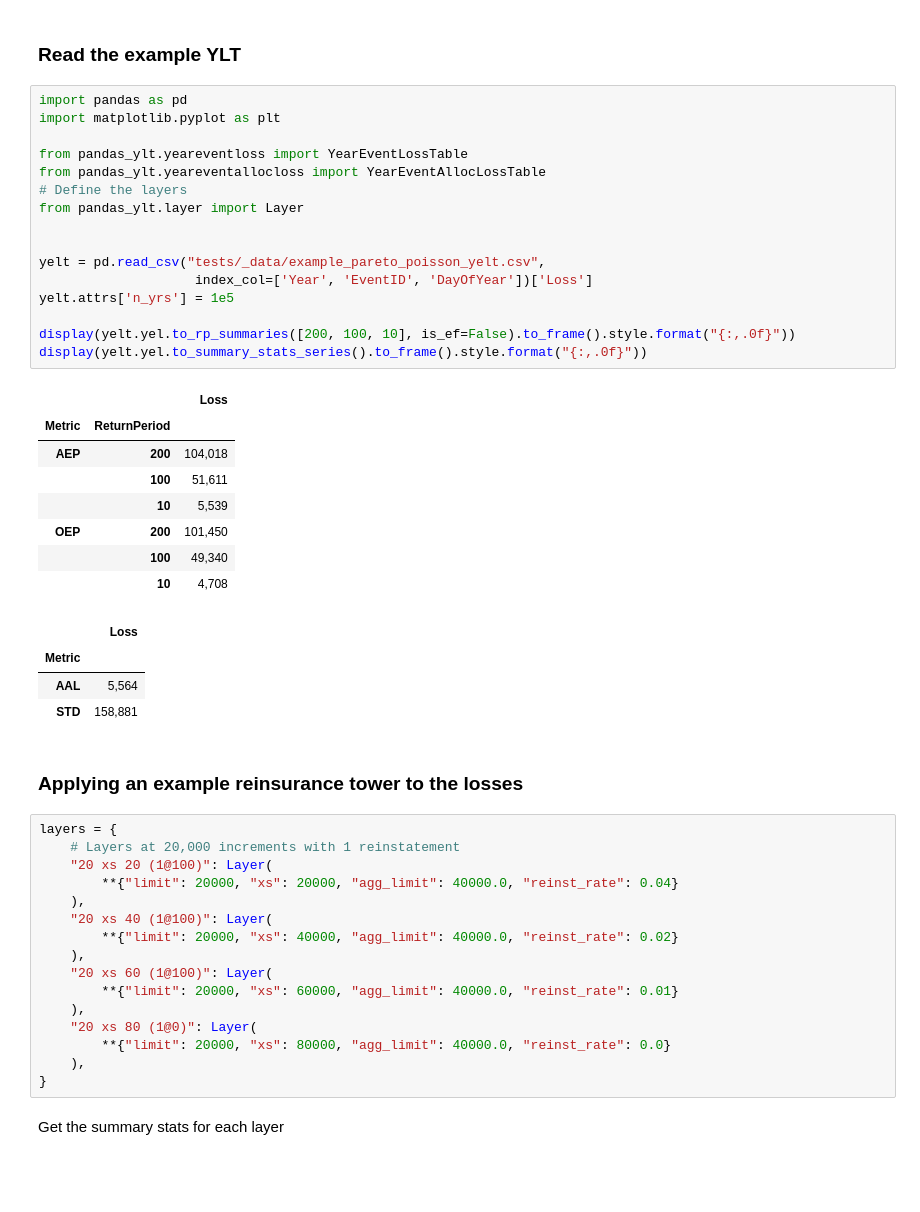
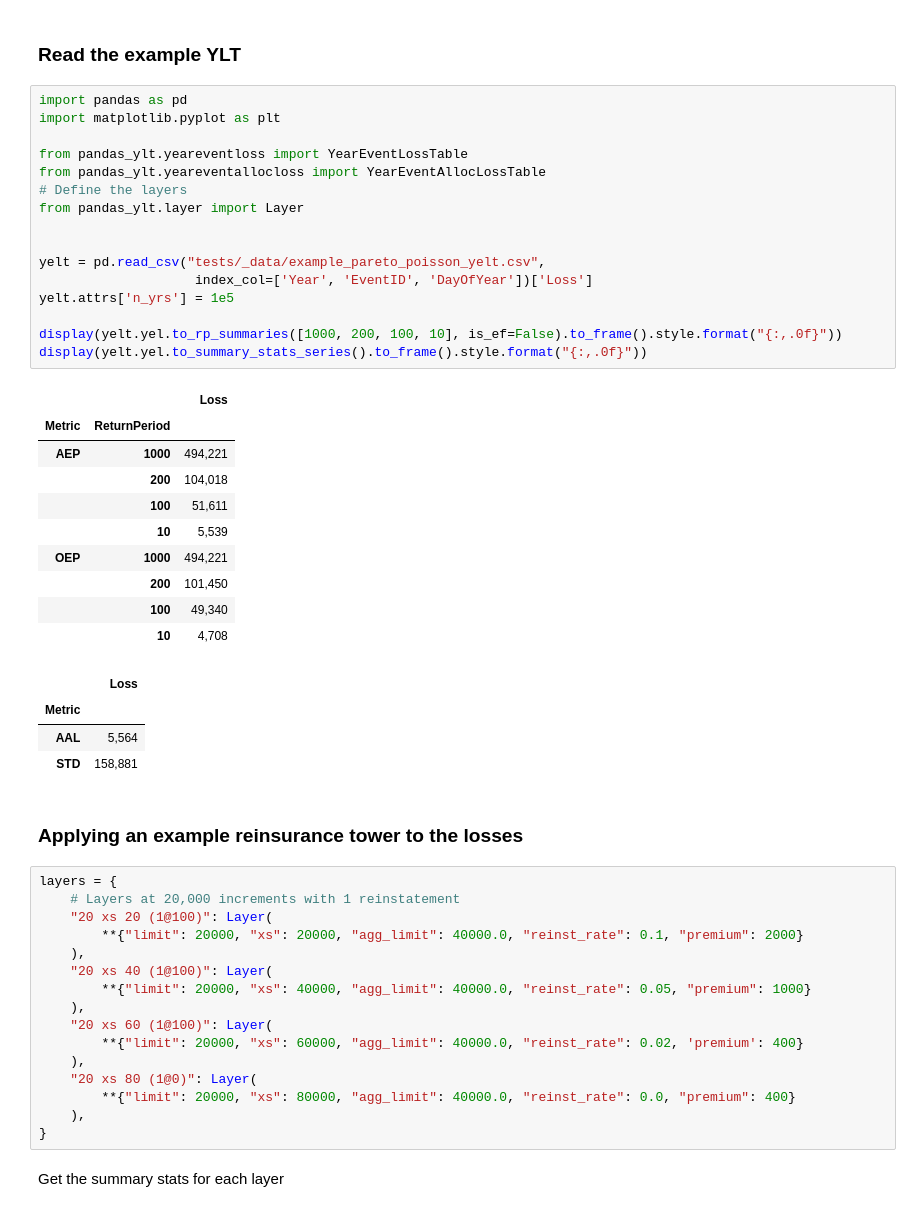
Before and after one commit to iwbailey/pandas-ylt, a Jupyter notebook: yelt_examples_layer_losses.ipynb, the cells around one changed output. Saved outputs shown, nothing was run; the diff lists cells and outputs as text; blank space fills up the shorter version.

```diff
--- a/yelt_examples_layer_losses.ipynb
+++ b/yelt_examples_layer_losses.ipynb
@@ -8,26 +8,28 @@ Python modules for working in pandas with various loss data tables used for CAT
 # %%
 import pandas as pd
 import matplotlib.pyplot as plt
 
 from pandas_ylt.yeareventloss import YearEventLossTable
 from pandas_ylt.yeareventallocloss import YearEventAllocLossTable
 # Define the layers
 from pandas_ylt.layer import Layer
 
 
 yelt = pd.read_csv("tests/_data/example_pareto_poisson_yelt.csv",
                     index_col=['Year', 'EventID', 'DayOfYear'])['Loss']
 yelt.attrs['n_yrs'] = 1e5
 
-display(yelt.yel.to_rp_summaries([200, 100, 10], is_ef=False).to_frame().style.format("{:,.0f}"))
+display(yelt.yel.to_rp_summaries([1000, 200, 100, 10], is_ef=False).to_frame().style.format("{:,.0f}"))
 display(yelt.yel.to_summary_stats_series().to_frame().style.format("{:,.0f}"))
 # %% [output]
 |  |  | Loss |
 | Metric | ReturnPeriod |  |
-| AEP | 200 | 104,018 |
+| AEP | 1000 | 494,221 |
+|  | 200 | 104,018 |
 |  | 100 | 51,611 |
 |  | 10 | 5,539 |
-| OEP | 200 | 101,450 |
+| OEP | 1000 | 494,221 |
+|  | 200 | 101,450 |
 |  | 100 | 49,340 |
 |  | 10 | 4,708 |
 |  | Loss |
@@ -40,16 +42,16 @@ display(yelt.yel.to_summary_stats_series().to_frame().style.format("{:,.0f}"))
 layers = {
     # Layers at 20,000 increments with 1 reinstatement
     "20 xs 20 (1@100)": Layer(
-        **{"limit": 20000, "xs": 20000, "agg_limit": 40000.0, "reinst_rate": 0.04}
+        **{"limit": 20000, "xs": 20000, "agg_limit": 40000.0, "reinst_rate": 0.1, "premium": 2000}
     ),
     "20 xs 40 (1@100)": Layer(
-        **{"limit": 20000, "xs": 40000, "agg_limit": 40000.0, "reinst_rate": 0.02}
+        **{"limit": 20000, "xs": 40000, "agg_limit": 40000.0, "reinst_rate": 0.05, "premium": 1000}
     ),
     "20 xs 60 (1@100)": Layer(
-        **{"limit": 20000, "xs": 60000, "agg_limit": 40000.0, "reinst_rate": 0.01}
+        **{"limit": 20000, "xs": 60000, "agg_limit": 40000.0, "reinst_rate": 0.02, 'premium': 400}
     ),
     "20 xs 80 (1@0)": Layer(
-        **{"limit": 20000, "xs": 80000, "agg_limit": 40000.0, "reinst_rate": 0.0}
+        **{"limit": 20000, "xs": 80000, "agg_limit": 40000.0, "reinst_rate": 0.0, "premium": 400}
     ),
 }
 # %% [markdown]
```
Also changed, not shown: parts of 15 cells of this notebook.
